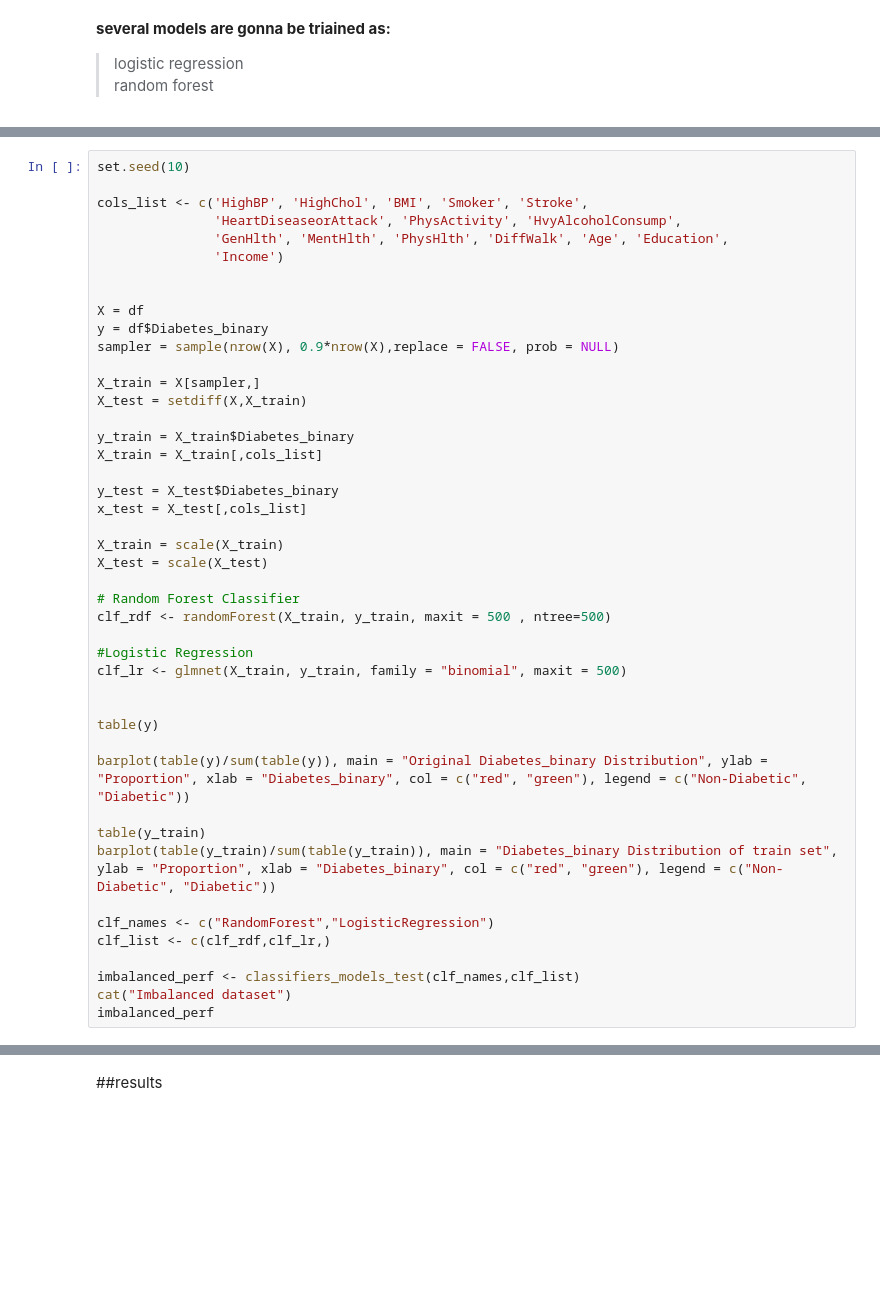
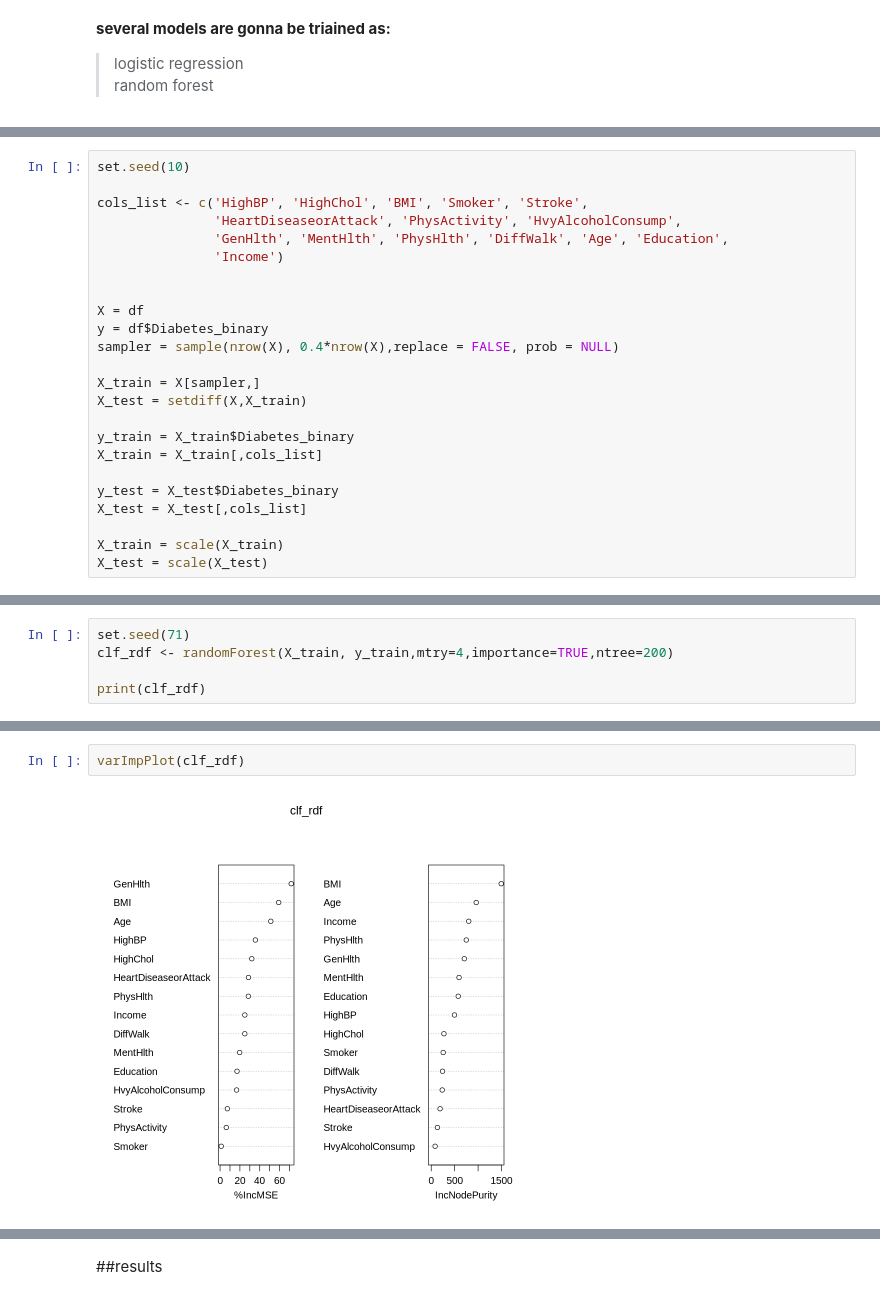
Before and after one commit to AAhmadS/Diabetes-diagnosis-R, a Jupyter notebook: R_HW2_md.ipynb, the cells around one changed output, grey strips where cells are left out. Drawn from its saved outputs; the diff is of its cells as text; blank space fills up the shorter version.

```diff
--- a/R_HW2_md.ipynb
+++ b/R_HW2_md.ipynb
@@ -874,7 +880,7 @@ cols_list <- c('HighBP', 'HighChol', 'BMI', 'Smoker', 'Stroke',
 
 X = df
 y = df$Diabetes_binary
-sampler = sample(nrow(X), 0.9*nrow(X),replace = FALSE, prob = NULL)
+sampler = sample(nrow(X), 0.4*nrow(X),replace = FALSE, prob = NULL)
 
 X_train = X[sampler,]
 X_test = setdiff(X,X_train)
@@ -883,28 +889,7 @@ y_train = X_train$Diabetes_binary
 X_train = X_train[,cols_list]
 
 y_test = X_test$Diabetes_binary
-x_test = X_test[,cols_list]
+X_test = X_test[,cols_list]
 
 X_train = scale(X_train)
 X_test = scale(X_test)
-
-# Random Forest Classifier
-clf_rdf <- randomForest(X_train, y_train, maxit = 500 , ntree=500)
-
-#Logistic Regression
-clf_lr <- glmnet(X_train, y_train, family = "binomial", maxit = 500)
-
-
-table(y)
-
-barplot(table(y)/sum(table(y)), main = "Original Diabetes_binary Distribution", ylab = "Proportion", xlab = "Diabetes_binary", col = c("red", "green"), legend = c("Non-Diabetic", "Diabetic"))
-
-table(y_train)
-barplot(table(y_train)/sum(table(y_train)), main = "Diabetes_binary Distribution of train set", ylab = "Proportion", xlab = "Diabetes_binary", col = c("red", "green"), legend = c("Non-Diabetic", "Diabetic"))
-
-clf_names <- c("RandomForest","LogisticRegression")
-clf_list <- c(clf_rdf,clf_lr,)
-
-imbalanced_perf <- classifiers_models_test(clf_names,clf_list)
-cat("Imbalanced dataset")
-imbalanced_perf
@@ -1018,0 +896,5 @@ classifiers_models_test <- function(clf_names, clf_list){
+# %%
+set.seed(71)
+clf_rdf <- randomForest(X_train, y_train,mtry=4,importance=TRUE,ntree=200)
+
+print(clf_rdf)
@@ -1018,0 +932,4 @@ classifiers_models_test <- function(clf_names, clf_list){
+# %%
+varImpPlot(clf_rdf)
+# %% [output]
+[figure, added]
```
Also changed, not shown: parts of 16 cells of this notebook.
